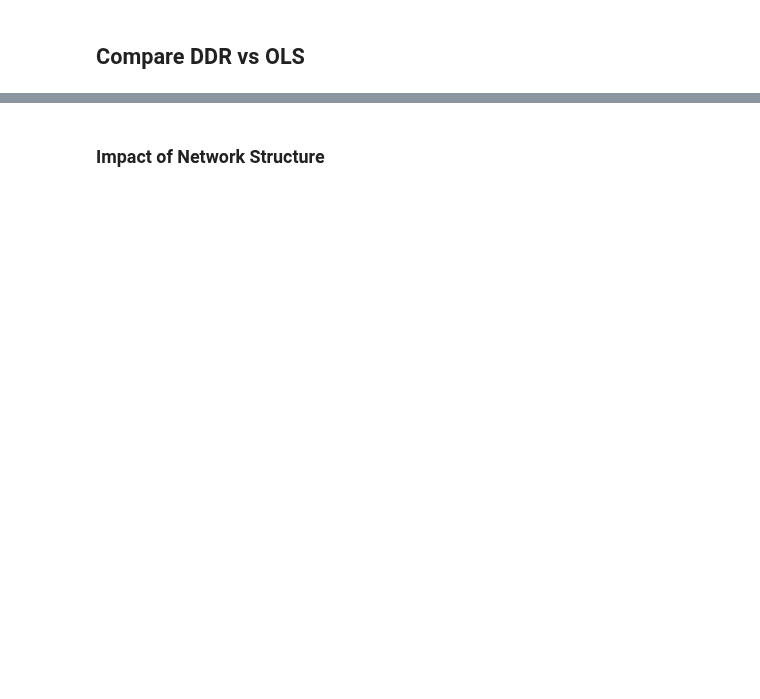
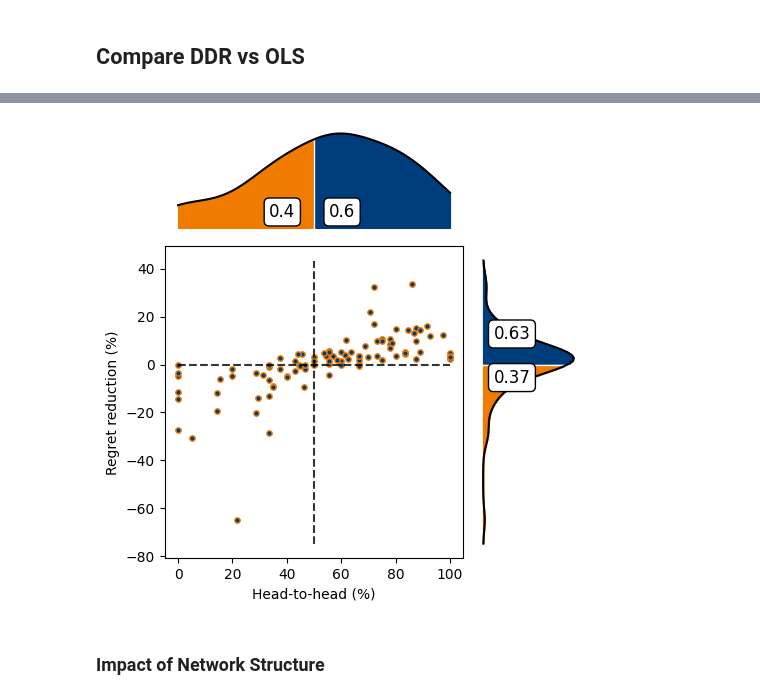
Before and after one commit to xunzhang-sjtu/Decision_Driven_Regularization, a Jupyter notebook: JOC_R1/Shortest_Path_Reproduce/Baseline_ReProduce.ipynb, the cells around one changed output, grey strips where cells are left out. Saved outputs shown, nothing was run; the diff lists cells and outputs as text; code cells hidden in the pictures; blank space fills up the shorter version.

Commit message:
update for shortest path

```diff
--- a/JOC_R1/Shortest_Path_Reproduce/Baseline_ReProduce.ipynb
+++ b/JOC_R1/Shortest_Path_Reproduce/Baseline_ReProduce.ipynb
@@ -173,8 +175,8 @@ project_directory = os.path.dirname(os.path.dirname(os.path.dirname(parent_direc
 # %% [markdown]
 ### Network
 # %%
-grid_all = [(3,3)]
-middle_path = '/Data_JOC_R1/Shortest_Path/Baseline_coef_seed='+str(coef_seed)+'/'
+grid_all = [(2,2),(3,3),(4,4),(5,5)]
+middle_path = '/Data_JOC_R1/Shortest_Path/Baseline_Final/'
 x_test_grid = {}; c_test_grid = {}; x_train_grid = {}; c_train_grid = {}; noise_train_grid = {}; noise_test_grid = {}; W_star_grid = {}
 iteration_all = np.arange(0,100)
 for grid in grid_all:
@@ -186,7 +188,7 @@ for grid in grid_all:
     d = (L_N - 1) * (L_N - 1) * 2 + 2 * (L_N - 1) # num of arcs
     num_nodes = L_N*L_N
     DataPath_parent = project_directory + middle_path +str(L_N)+'by'+str(L_N)+'_grid_' + data_generation_process + "/"
-    DataPath = DataPath_parent + "data_size="+str(num_train)+"_deg="+str(deg)+"_e="+str(e)+"_d="+str(d)+"_x_dist="+x_dist+"_num_test="+str(num_test)+"_diff_W/"
+    DataPath = DataPath_parent + "data_size="+str(num_train)+"_deg="+str(deg)+"_e="+str(e)+"_d="+str(d)+"_x_dist="+x_dist+"_num_test="+str(num_test)+"_same_W/"
     pathlib.Path(DataPath).mkdir(parents=True, exist_ok=True)
     print("DataPath:", DataPath)
 
@@ -475,0 +516,11 @@ Result_dir
+# %%
+regret_mat = np.zeros((len(mu_all),len(lamb_all)))
+L_N = 2
+mu_index = 0
+for mu in mu_all:
+    lamb_index = 0
+    for lamb in lamb_all:
+        regret_mat[mu_index,lamb_index] = np.round(np.mean(regret_rd_ddr_vs_ols_ante[L_N,mu,lamb]) * 100,2)
+        lamb_index = lamb_index + 1
+    mu_index = mu_index + 1
+regret_df = pd.DataFrame(regret_mat)
@@ -476,10 +543,12 @@ Result_dir
 # %%
-mu = 0.8
+mu = 0.4
 lamb = 0.5
 file_name = Result_dir + 'DDR_vs_OLS_mu='+str(mu)+"_lamb="+str(lamb)+"_ante_grid="+str(L_N)
 all_x = h2h_ddr_vs_ols_ante[L_N,mu,lamb] * 100
 all_y = regret_rd_ddr_vs_ols_ante[L_N,mu,lamb] * 100
 figure_plot_upright(all_x, all_y, file_name, size = (5, 5), move = [-0.07, 0.07, 0.35, 0.55], ysame = 0, yrange = [6,6], sublabel = '', ypio = 0)
+# %% [output]
+[figure, added]
 # %% [markdown]
 ### Impact of Network Structure
 # %%
```
Also changed, not shown: parts of 13 cells of this notebook, 1 other file.
